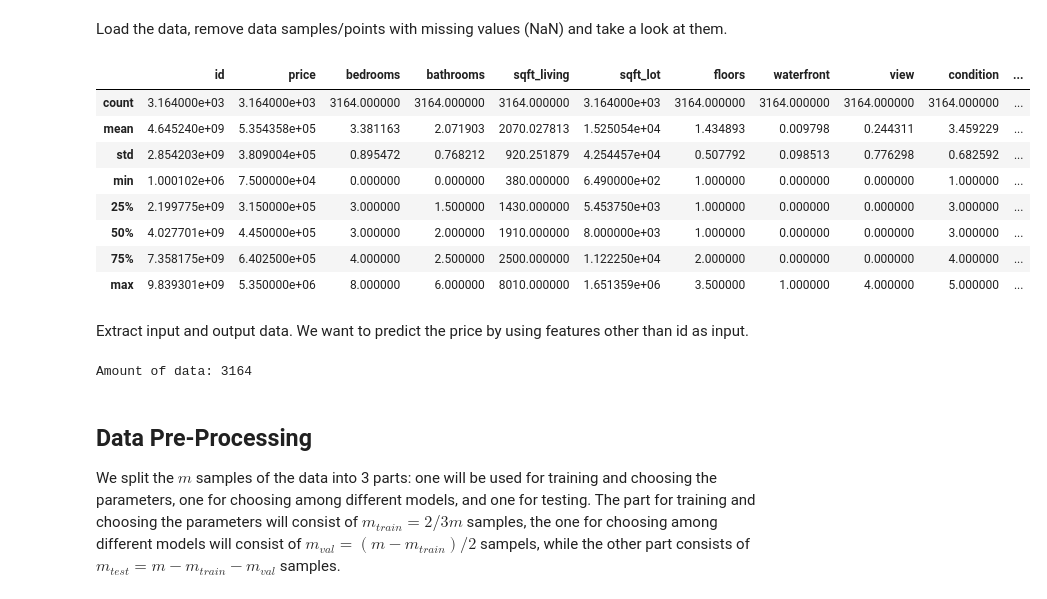
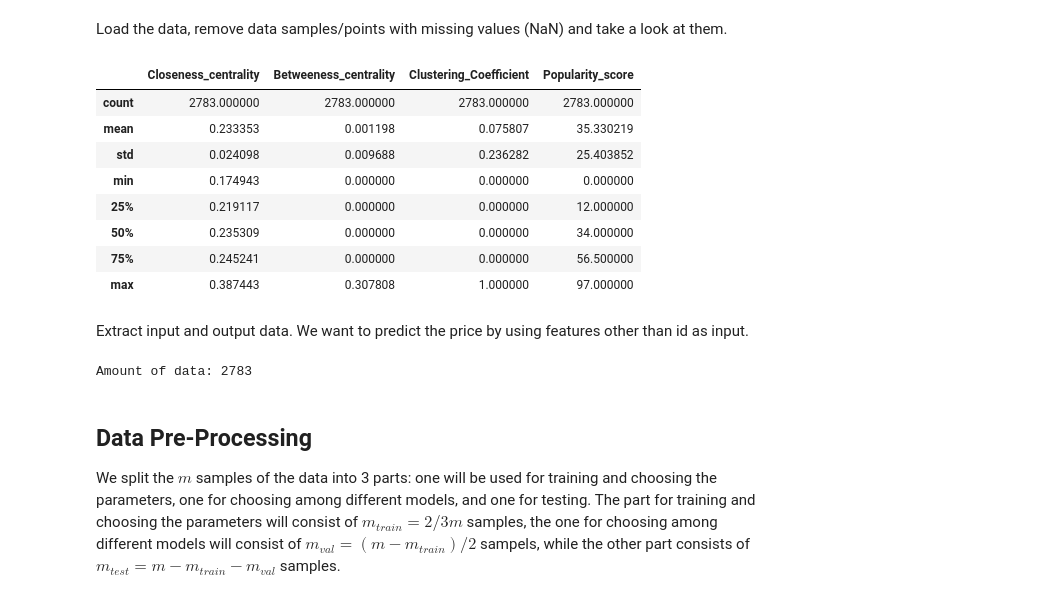
Before and after one commit to NicolaFarronato/Learining-From-Networks-Project, a Jupyter notebook: Utils/lab4_ML2020/Lab4.ipynb, the cells around one changed output. Saved outputs shown, nothing was run; the diff lists cells and outputs as text; code cells hidden in the pictures.

```diff
--- a/Utils/lab4_ML2020/Lab4.ipynb
+++ b/Utils/lab4_ML2020/Lab4.ipynb
@@ -20,22 +20,22 @@ import matplotlib.pyplot as plt
 Load the data, remove data samples/points with missing values (NaN) and take a look at them.
 # %%
 #load the data
-df = pd.read_csv('kc_house_data.csv', sep = ',')
+df = pd.read_csv('data12.csv', sep = ',')
 
 #remove the data samples with missing values (NaN)
 df = df.dropna()
 
 df.describe()
 # %% [output]
-|  | id | price | bedrooms | bathrooms | sqft_living | sqft_lot | floors | waterfront | view | condition | ... |
-| count | 3.164000e+03 | 3.164000e+03 | 3164.000000 | 3164.000000 | 3164.000000 | 3.164000e+03 | 3164.000000 | 3164.000000 | 3164.000000 | 3164.000000 | ... |
-| mean | 4.645240e+09 | 5.354358e+05 | 3.381163 | 2.071903 | 2070.027813 | 1.525054e+04 | 1.434893 | 0.009798 | 0.244311 | 3.459229 | ... |
-| std | 2.854203e+09 | 3.809004e+05 | 0.895472 | 0.768212 | 920.251879 | 4.254457e+04 | 0.507792 | 0.098513 | 0.776298 | 0.682592 | ... |
-| min | 1.000102e+06 | 7.500000e+04 | 0.000000 | 0.000000 | 380.000000 | 6.490000e+02 | 1.000000 | 0.000000 | 0.000000 | 1.000000 | ... |
-| 25% | 2.199775e+09 | 3.150000e+05 | 3.000000 | 1.500000 | 1430.000000 | 5.453750e+03 | 1.000000 | 0.000000 | 0.000000 | 3.000000 | ... |
-| 50% | 4.027701e+09 | 4.450000e+05 | 3.000000 | 2.000000 | 1910.000000 | 8.000000e+03 | 1.000000 | 0.000000 | 0.000000 | 3.000000 | ... |
-| 75% | 7.358175e+09 | 6.402500e+05 | 4.000000 | 2.500000 | 2500.000000 | 1.122250e+04 | 2.000000 | 0.000000 | 0.000000 | 4.000000 | ... |
-| max | 9.839301e+09 | 5.350000e+06 | 8.000000 | 6.000000 | 8010.000000 | 1.651359e+06 | 3.500000 | 1.000000 | 4.000000 | 5.000000 | ... |
+|  | Closeness_centrality | Betweeness_centrality | Clustering_Coefficient | Popularity_score |
+| count | 2783.000000 | 2783.000000 | 2783.000000 | 2783.000000 |
+| mean | 0.233353 | 0.001198 | 0.075807 | 35.330219 |
+| std | 0.024098 | 0.009688 | 0.236282 | 25.403852 |
+| min | 0.174943 | 0.000000 | 0.000000 | 0.000000 |
+| 25% | 0.219117 | 0.000000 | 0.000000 | 12.000000 |
+| 50% | 0.235309 | 0.000000 | 0.000000 | 34.000000 |
+| 75% | 0.245241 | 0.000000 | 0.000000 | 56.500000 |
+| max | 0.387443 | 0.307808 | 1.000000 | 97.000000 |
 # %% [markdown]
 Extract input and output data. We want to predict the price by using features other than id as input.
 # %%
@@ -43,12 +43,12 @@ Data = df.values
 # m = number of input samples
 m = Data.shape[0]
 print("Amount of data:",m)
-Y = Data[:m,2]
-X = Data[:m,3:]
+Y = Data[:m,4]
+X = Data[:m,1:3]
 
-feature_names = df.columns[3:]
+feature_names = df.columns[1:3]
 # %% [output]
-Amount of data: 3164
+Amount of data: 2783
 # %% [markdown]
 ## Data Pre-Processing
 
```
Also changed, not shown: parts of 8 cells of this notebook, 3 other files.
